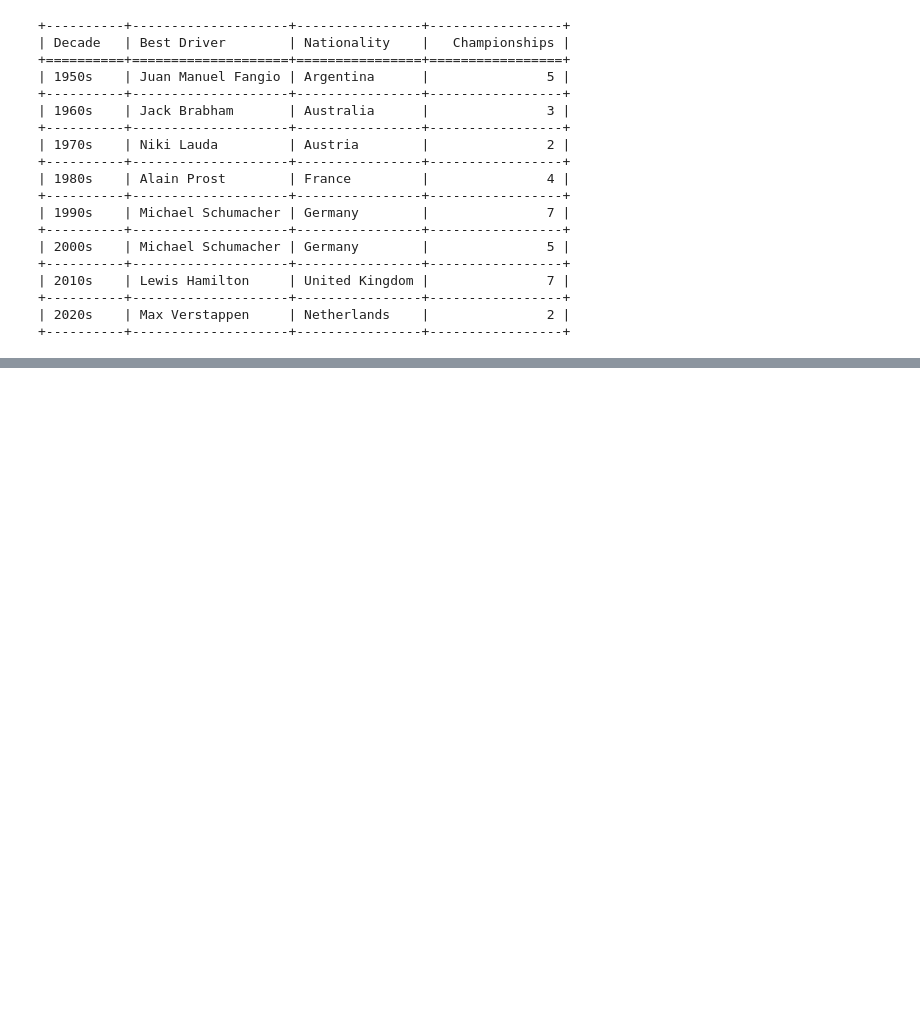
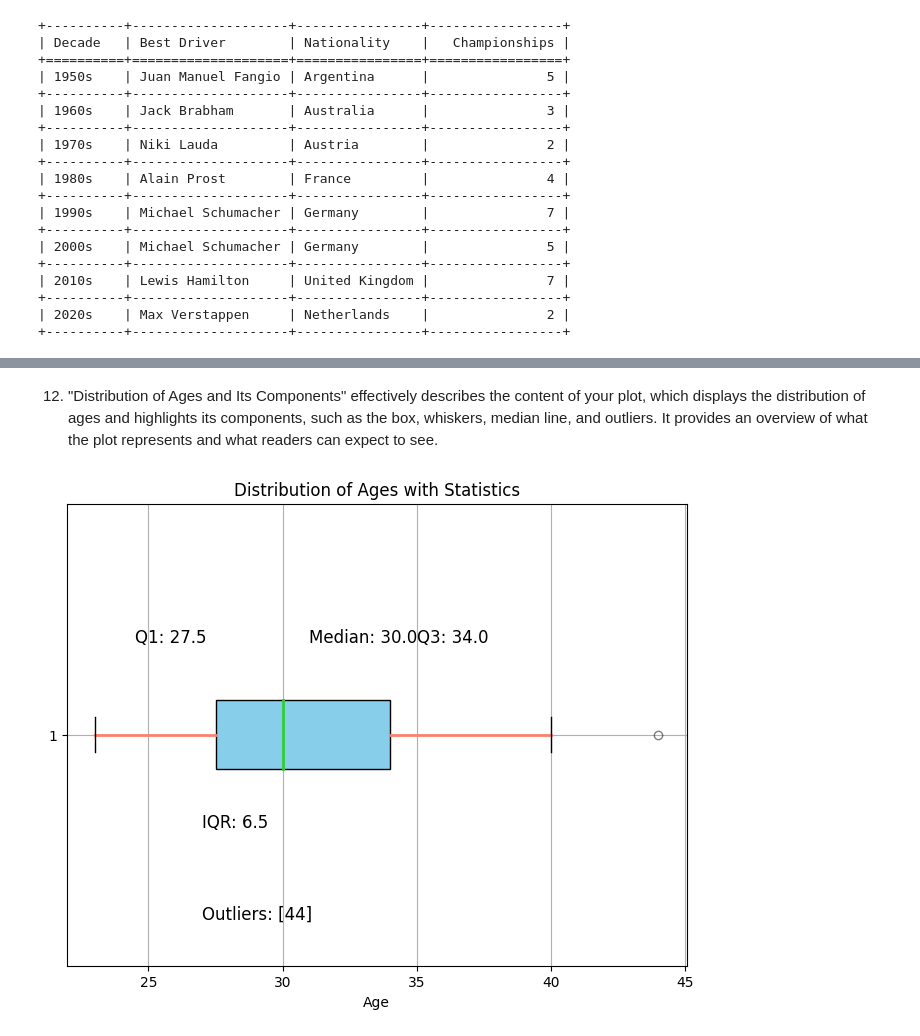
Before and after one commit to Manish-045029/Python-045029, a Jupyter notebook: 045029_Python_Project.ipynb, the cells around one changed output, grey strips where cells are left out. Cells and saved outputs as stored; diff of their text form; code cells hidden in the pictures; blank space fills up the shorter version.

```diff
--- a/045029_Python_Project.ipynb
+++ b/045029_Python_Project.ipynb
@@ -671,0 +724,60 @@ plt.show()
+# %% [markdown]
+12. "Distribution of Ages and Its Components" effectively describes the content of your plot, which displays the distribution of ages and highlights its components, such as the box, whiskers, median line, and outliers. It provides an overview of what the plot represents and what readers can expect to see.
+# %%
+import matplotlib.pyplot as plt
+import numpy as np
+
+# Sample age data
+ages = [44, 40, 34, 35, 29, 33, 34, 33, 27, 30, 31, 30, 28, 25, 26, 29, 38, 29, 34, 29, 34, 30, 28, 39, 25, 36, 26, 30, 24, 28, 23, 29, 23, 31, 24]
+
+# Define custom colors
+box_color = 'skyblue'        # Color for the box
+whisker_color = 'salmon'     # Color for the whiskers
+median_color = 'limegreen'   # Color for the median line
+flier_color = 'violet'       # Color for the outliers
+
+# Create a box plot with custom colors
+plt.figure(figsize=(8, 6))
+bp = plt.boxplot(ages, vert=False, patch_artist=True)
+
+# Customize box plot elements with colors
+for element in ['boxes', 'whiskers', 'medians', 'fliers']:
+    plt.setp(bp[element], color='black')  # Set edge color for all elements
+
+# Fill the box with a custom color
+for patch in bp['boxes']:
+    patch.set_facecolor(box_color)
+
+# Set colors for whiskers, median line, and outliers
+for line in bp['whiskers']:
+    line.set(color=whisker_color, linewidth=2)
+for line in bp['medians']:
+    line.set(color=median_color, linewidth=2)
+for flier in bp['fliers']:
+    flier.set(marker='o', color=flier_color, alpha=0.5)
+
+# Calculate box plot statistics
+median = np.median(ages)
+q1 = np.percentile(ages, 25)
+q3 = np.percentile(ages, 75)
+iqr = q3 - q1
+lower_whisker = q1 - 1.5 * iqr
+upper_whisker = q3 + 1.5 * iqr
+outliers = [age for age in ages if age < lower_whisker or age > upper_whisker]
+
+# Annotate the plot with statistics
+plt.annotate(f'Median: {median}', xy=(median, 1), xytext=(median + 1, 1.2), fontsize=12, color='black')
+plt.annotate(f'Q1: {q1}', xy=(q1, 1), xytext=(q1 - 3, 1.2), fontsize=12, color='black')
+plt.annotate(f'Q3: {q3}', xy=(q3, 1), xytext=(q3 + 1, 1.2), fontsize=12, color='black')
+plt.annotate(f'IQR: {iqr}', xy=(median, 1), xytext=(median - 3, 0.8), fontsize=12, color='black')
+plt.annotate(f'Outliers: {outliers}', xy=(median, 1), xytext=(median - 3, 0.6), fontsize=12, color='black')
+
+# Set labels and title
+plt.xlabel('Age')
+plt.title('Distribution of Ages with Statistics')
+plt.grid(True)
+
+# Show the plot
+plt.show()
+# %% [output]
+[figure, added]
```
Also changed, not shown: parts of 18 cells of this notebook.
